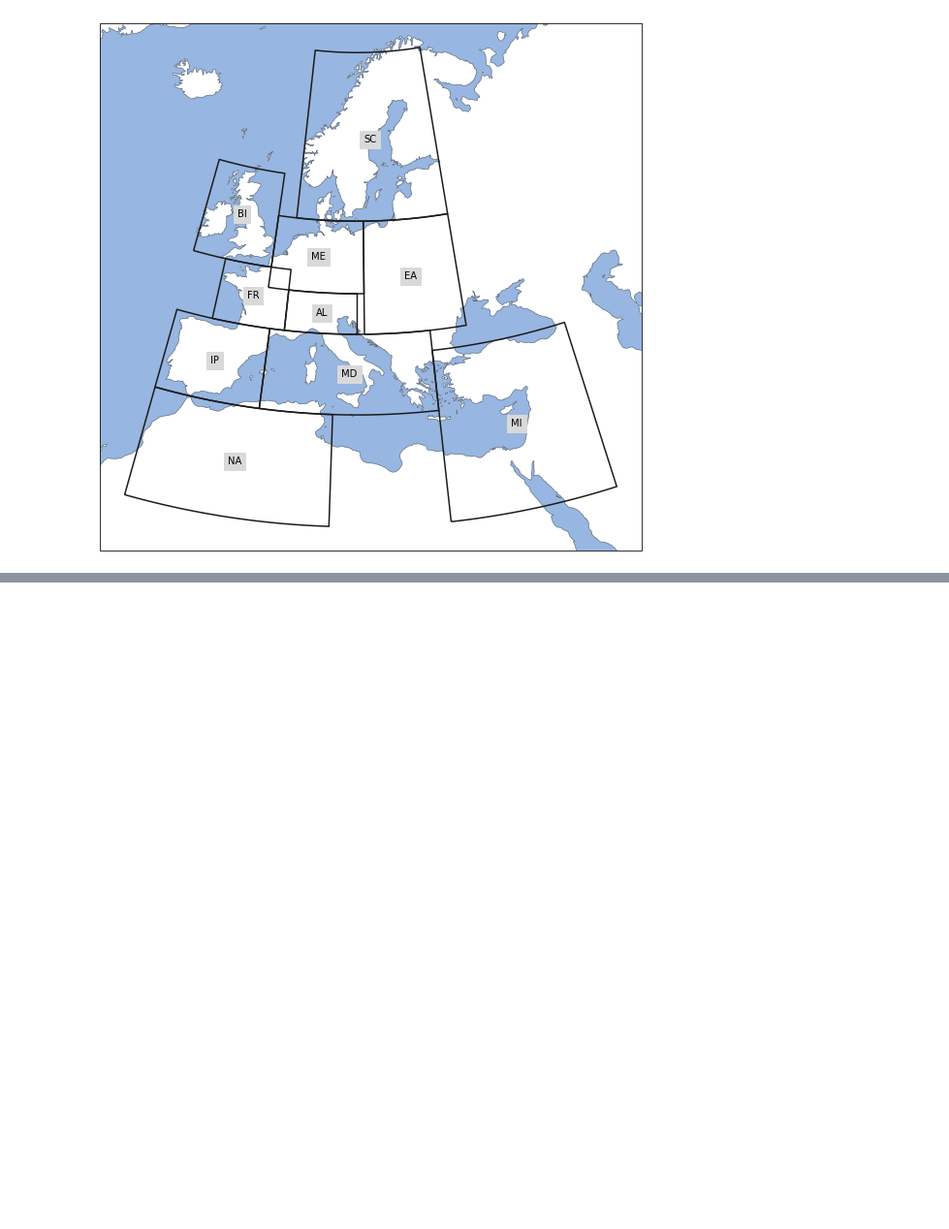
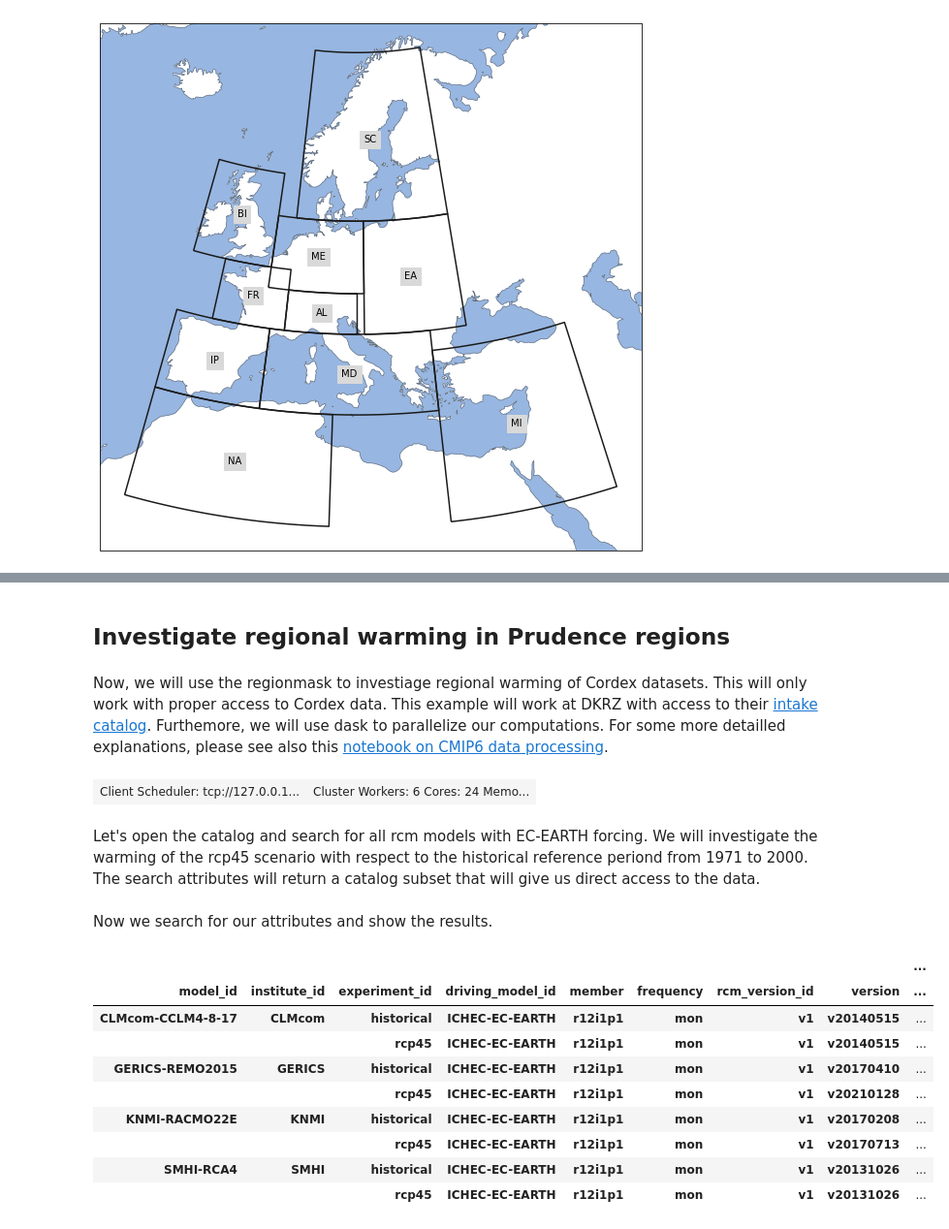
Before and after one commit to euro-cordex/py-cordex, a Jupyter notebook: notebooks/prudence.ipynb, the cells around one changed output, grey strips where cells are left out. Shown at 97% size. Cells and saved outputs as stored; diff of their text form; code cells hidden in the pictures; blank space fills up the shorter version.

```diff
--- a/notebooks/prudence.ipynb
+++ b/notebooks/prudence.ipynb
@@ -3,3 +5,14 @@
 # %%
 %load_ext autoreload
 %autoreload 2
+# %%
+import intake
+from tqdm.autonotebook import tqdm
+import xarray as xr
+import numpy as np
+import cartopy.crs as ccrs
+import matplotlib.pyplot as plt
+
+import cordex as cx
+
+xr.set_options(keep_attrs=True)
@@ -82,0 +113,40 @@ plot(me_topo, transform=ccrs.RotatedPole(*pole), projection=ccrs.RotatedPole(*po
+# %% [markdown]
+## Investigate regional warming in Prudence regions
+# %% [markdown]
+Now, we will use the regionmask to investiage regional warming of Cordex datasets. This will only work with proper access to Cordex data. This example will work at DKRZ with access to their [intake catalog](https://www.dkrz.de/up/services/data-management/cmip-data-pool). Furthemore, we will use dask to parallelize our computations. For some more detailled explanations, please see also this [notebook on CMIP6 data processing](https://nbviewer.jupyter.org/github/larsbuntemeyer/notebooks/blob/main/CMIP6-global-warming.ipynb).
+# %%
+from dask.distributed import Client, progress
+client = Client()
+client
+# %% [output]
+| Client Scheduler: tcp://127.0.0.1... | Cluster Workers: 6 Cores: 24 Memo... |
+# %% [markdown]
+Let's open the catalog and search for all rcm models with EC-EARTH forcing. We will investigate the warming of the rcp45 scenario with respect to the historical reference periond from 1971 to 2000. The search attributes will return a catalog subset that will give us direct access to the data.
+# %%
+url = "/pool/data/Catalogs/mistral-cordex.json"
+cat = intake.open_esm_datastore(url)
+# %%
+attrs = {'driving_model_id': 'ICHEC-EC-EARTH',#'MPI-M-MPI-ESM-LR',
+         'member': 'r12i1p1',
+       #  'member': 'r1i1p1',
+         'variable_id': 'tas',
+         'CORDEX_domain': 'EUR-11',
+         'frequency': 'mon',
+         'rcm_version_id' : 'v1',
+         'experiment_id': ['historical', 'rcp45']}
+# %% [markdown]
+Now we search for our attributes and show the results.
+# %%
+selection = cat.search(**attrs, require_all_on='model_id')
+selection.df.groupby(['model_id', 'institute_id', 'experiment_id', 'driving_model_id', 'member', 'frequency', 'rcm_version_id', 'version'])['variable_id'].unique().apply(list).to_frame()
+# %% [output]
+|  |  |  |  |  |  |  |  | ... |
+| model_id | institute_id | experiment_id | driving_model_id | member | frequency | rcm_version_id | version | ... |
+| CLMcom-CCLM4-8-17 | CLMcom | historical | ICHEC-EC-EARTH | r12i1p1 | mon | v1 | v20140515 | ... |
+|  |  | rcp45 | ICHEC-EC-EARTH | r12i1p1 | mon | v1 | v20140515 | ... |
+| GERICS-REMO2015 | GERICS | historical | ICHEC-EC-EARTH | r12i1p1 | mon | v1 | v20170410 | ... |
+|  |  | rcp45 | ICHEC-EC-EARTH | r12i1p1 | mon | v1 | v20210128 | ... |
+| KNMI-RACMO22E | KNMI | historical | ICHEC-EC-EARTH | r12i1p1 | mon | v1 | v20170208 | ... |
+|  |  | rcp45 | ICHEC-EC-EARTH | r12i1p1 | mon | v1 | v20170713 | ... |
+| SMHI-RCA4 | SMHI | historical | ICHEC-EC-EARTH | r12i1p1 | mon | v1 | v20131026 | ... |
+|  |  | rcp45 | ICHEC-EC-EARTH | r12i1p1 | mon | v1 | v20131026 | ... |
```
Also changed, not shown: parts of 42 cells of this notebook, 1 other file.
